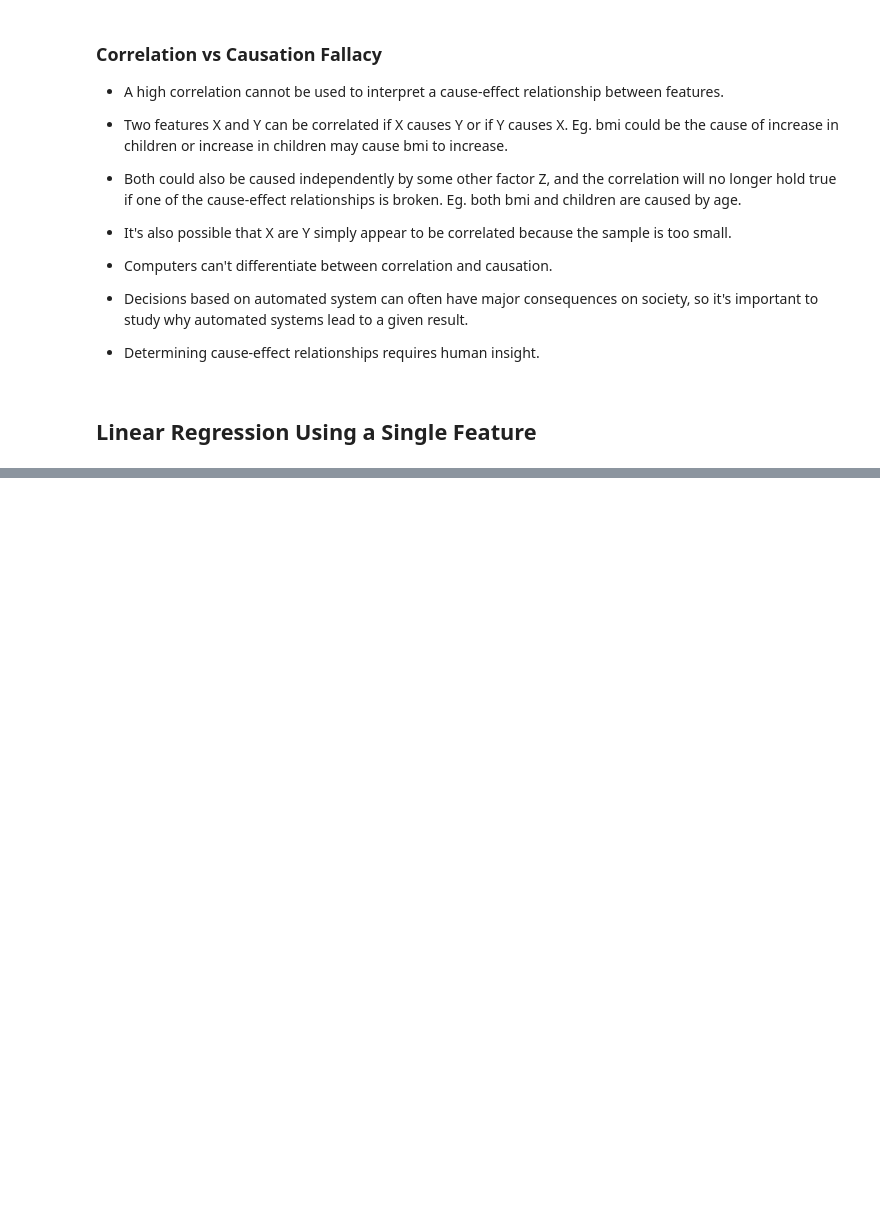
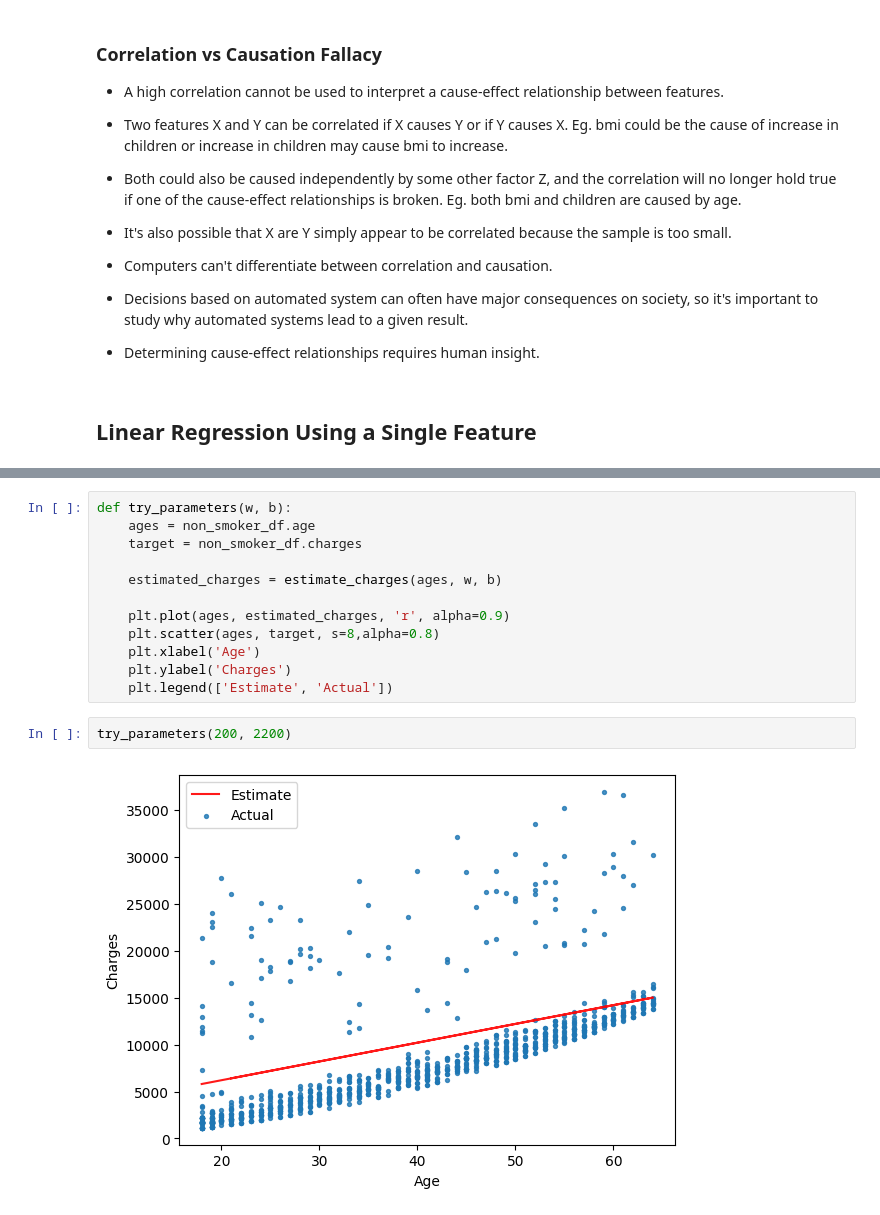
Before and after one commit to ellaliza/ai-ml-journey, a Jupyter notebook: notebooks/experiments/medical_charges_example.ipynb, the cells around one changed output, grey strips where cells are left out. Drawn from its saved outputs; the diff is of its cells as text; blank space fills up the shorter version.

```diff
--- a/notebooks/experiments/medical_charges_example.ipynb
+++ b/notebooks/experiments/medical_charges_example.ipynb
@@ -244,0 +286,16 @@ Eg. both bmi and children are caused by age.
+# %%
+def try_parameters(w, b):
+    ages = non_smoker_df.age
+    target = non_smoker_df.charges
+
+    estimated_charges = estimate_charges(ages, w, b)
+
+    plt.plot(ages, estimated_charges, 'r', alpha=0.9)
+    plt.scatter(ages, target, s=8,alpha=0.8)
+    plt.xlabel('Age')
+    plt.ylabel('Charges')
+    plt.legend(['Estimate', 'Actual'])
+# %%
+try_parameters(200, 2200)
+# %% [output]
+[figure, added]
```
Also changed, not shown: parts of 25 cells of this notebook, 2 other files.
